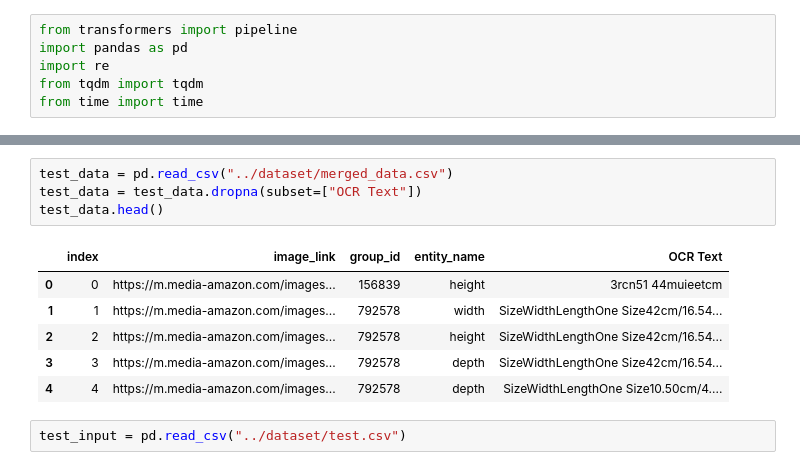
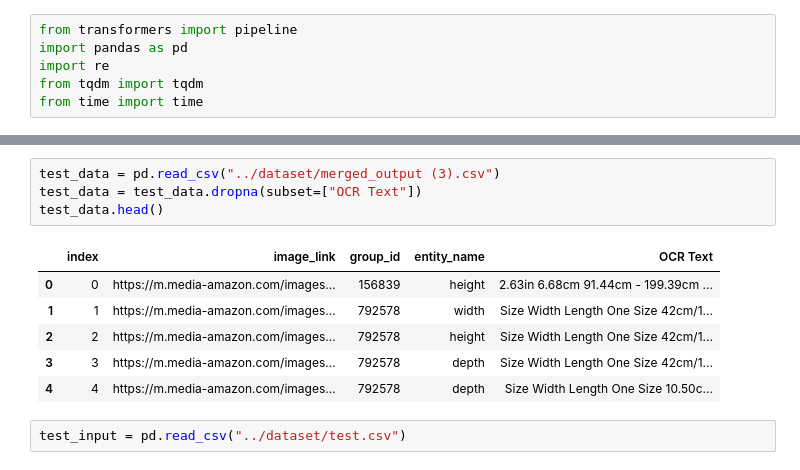
Before and after one commit to wszdexdrf/Amazon-ML-Challenge, a Jupyter notebook: src/submission.ipynb, the cells around one changed output, grey strips where cells are left out. Cells and saved outputs as stored; diff of their text form.

```diff
--- a/src/submission.ipynb
+++ b/src/submission.ipynb
@@ -160,16 +252,16 @@ def process_text(answer, entity):
             return str(entity_value) + " " + unit
     return None
 # %%
-test_data = pd.read_csv("../dataset/merged_data.csv")
+test_data = pd.read_csv("../dataset/merged_output (3).csv")
 test_data = test_data.dropna(subset=["OCR Text"])
 test_data.head()
 # %% [output]
 |  | index | image_link | group_id | entity_name | OCR Text |
-| 0 | 0 | https://m.media-amazon.com/images... | 156839 | height | 3rcn51 44muieetcm |
-| 1 | 1 | https://m.media-amazon.com/images... | 792578 | width | SizeWidthLengthOne Size42cm/16.54... |
-| 2 | 2 | https://m.media-amazon.com/images... | 792578 | height | SizeWidthLengthOne Size42cm/16.54... |
-| 3 | 3 | https://m.media-amazon.com/images... | 792578 | depth | SizeWidthLengthOne Size42cm/16.54... |
-| 4 | 4 | https://m.media-amazon.com/images... | 792578 | depth | SizeWidthLengthOne Size10.50cm/4.... |
+| 0 | 0 | https://m.media-amazon.com/images... | 156839 | height | 2.63in 6.68cm 91.44cm - 199.39cm ... |
+| 1 | 1 | https://m.media-amazon.com/images... | 792578 | width | Size Width Length One Size 42cm/1... |
+| 2 | 2 | https://m.media-amazon.com/images... | 792578 | height | Size Width Length One Size 42cm/1... |
+| 3 | 3 | https://m.media-amazon.com/images... | 792578 | depth | Size Width Length One Size 42cm/1... |
+| 4 | 4 | https://m.media-amazon.com/images... | 792578 | depth | Size Width Length One Size 10.50c... |
 # %%
 test_input = pd.read_csv("../dataset/test.csv")
 # %%
```
Also changed, not shown: parts of 13 cells of this notebook, 33 other files.
